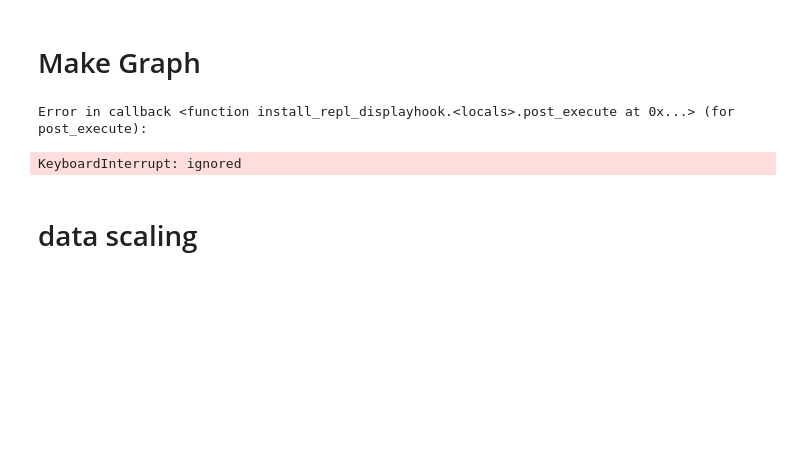
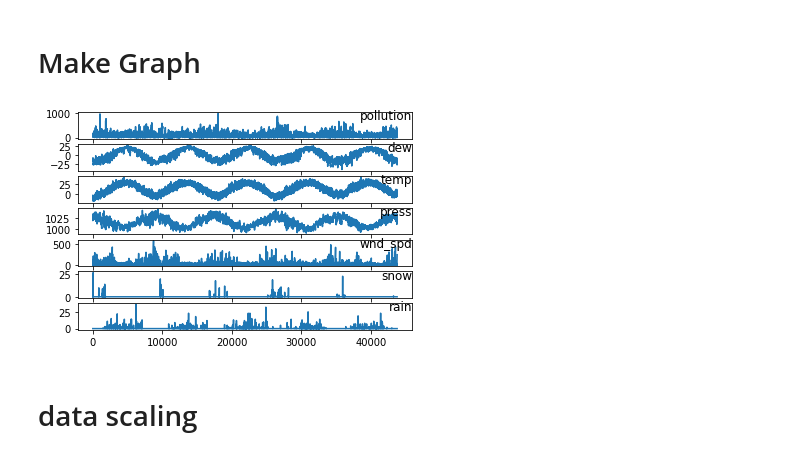
Before and after one commit to YMGYM/google_colab_files, a Jupyter notebook: multivariable_lstm_practice.ipynb, the cells around one changed output. Drawn from its saved outputs; the diff is of its cells as text; code cells hidden in the pictures; blank space fills up the shorter version.

Commit message:
fix error

```diff
--- a/multivariable_lstm_practice.ipynb
+++ b/multivariable_lstm_practice.ipynb
@@ -92,21 +92,20 @@ striped_dataset.to_csv('pollution.csv')
 # %%
 import matplotlib.pyplot as plt
 # %%
-dataset = read_csv('pollution.csv')
+dataset = read_csv('pollution.csv',header=0, index_col=0)
 values = dataset.values
 groups = [0,1,2,3,5,6,7]
 
 plt.figure()
 i = 1
 for group in groups:
   plt.subplot(len(groups), 1, i)
   plt.plot(values[:,group])
   plt.title(dataset.columns[group], y=0.5, loc='right')
   i += 1
 plt.show()
 # %% [output]
-Error in callback <function install_repl_displayhook.<locals>.post_execute at 0x...> (for post_execute):
-KeyboardInterrupt: ignored
+[figure, added]
 # %% [markdown]
 # data scaling
 # %%
```
Also changed, not shown: parts of 7 cells of this notebook.
